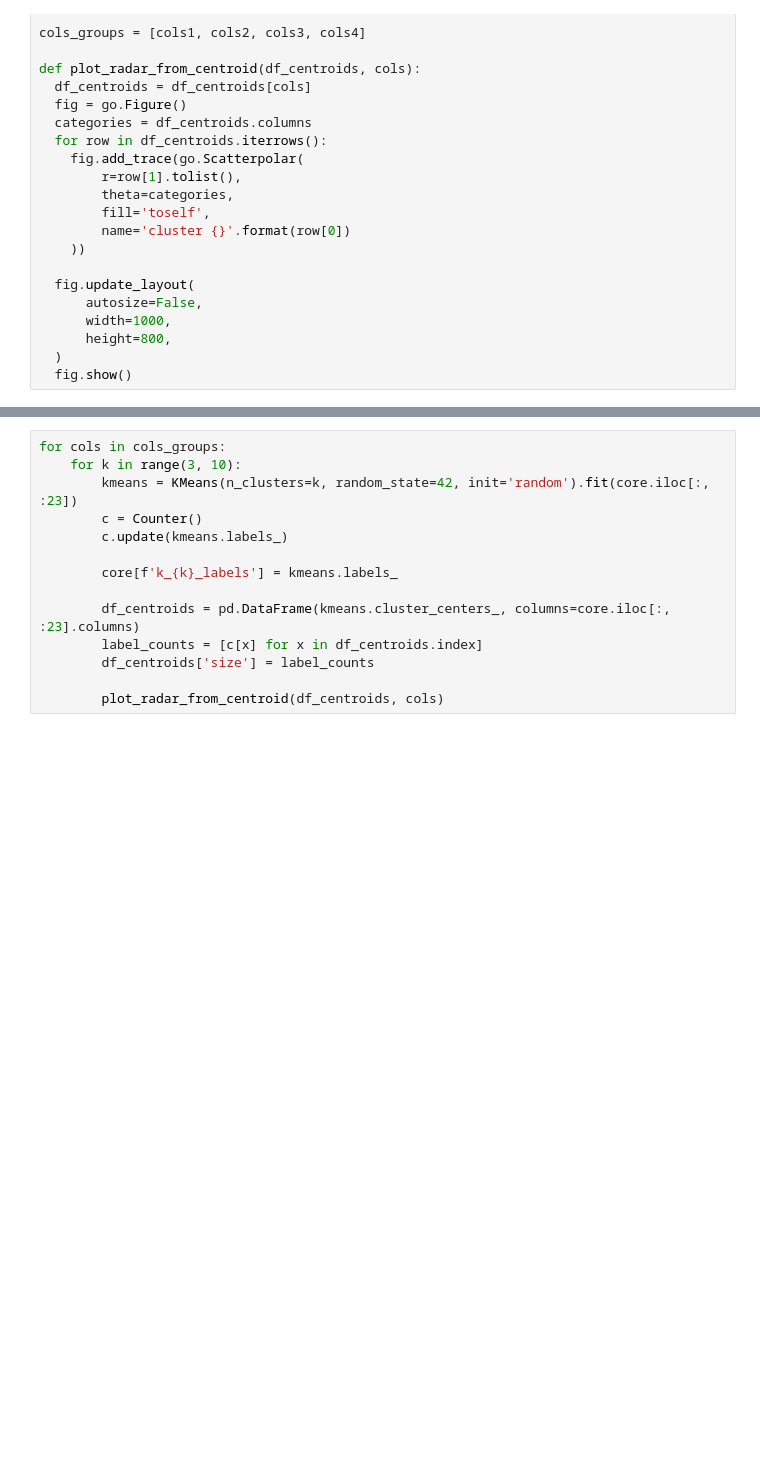
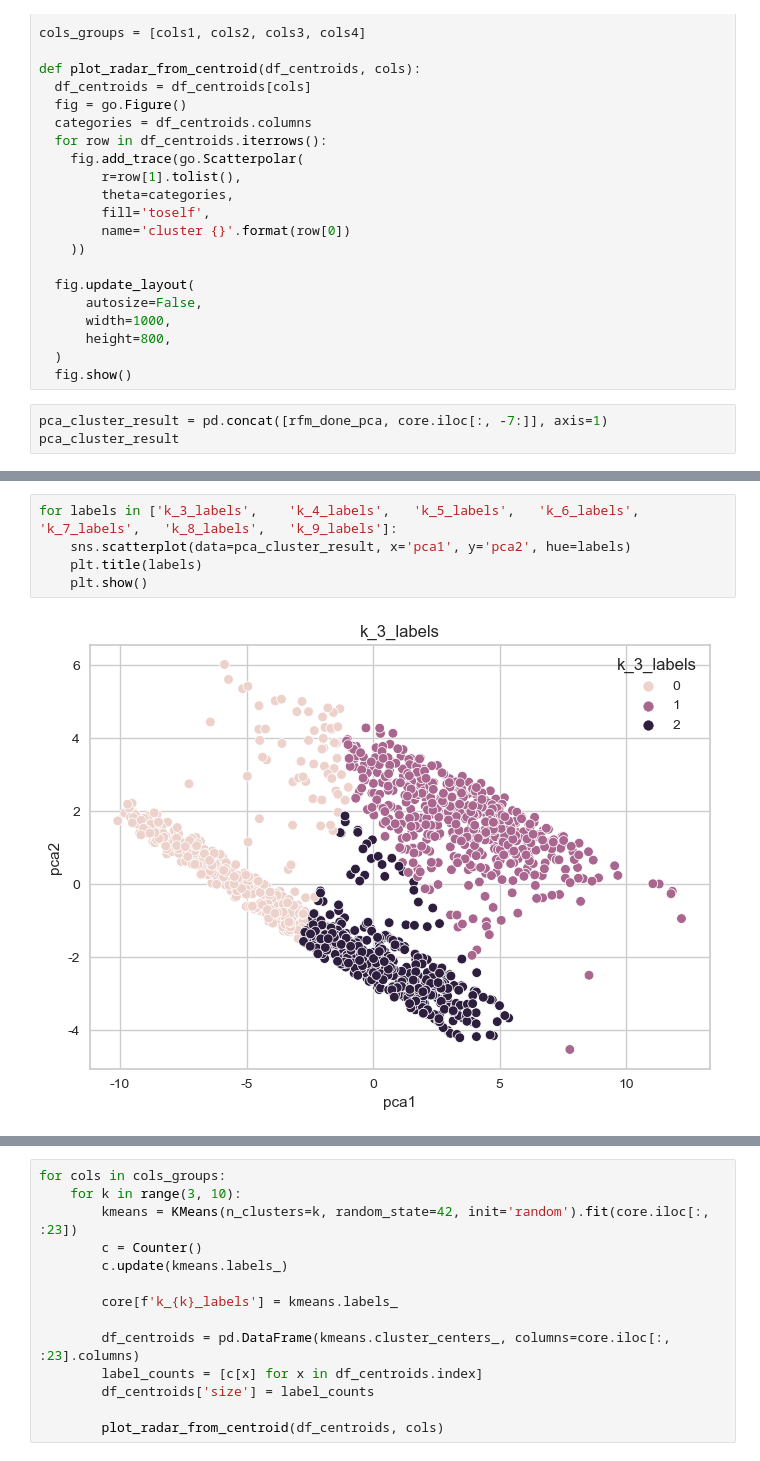
Before and after one commit to ColorConeHead/final_project, a Jupyter notebook: for_clustering.ipynb, the cells around one changed output, grey strips where cells are left out. Saved outputs shown, nothing was run; the diff lists cells and outputs as text; blank space fills up the shorter version.

```diff
--- a/for_clustering.ipynb
+++ b/for_clustering.ipynb
@@ -144,3 +303,6 @@ def plot_radar_from_centroid(df_centroids, cols):
       height=800,
   )
   fig.show()
+# %%
+pca_cluster_result = pd.concat([rfm_done_pca, core.iloc[:, -7:]], axis=1)
+pca_cluster_result
@@ -146,0 +323,7 @@ def plot_radar_from_centroid(df_centroids, cols):
+# %%
+for labels in ['k_3_labels',	'k_4_labels',	'k_5_labels',	'k_6_labels',	'k_7_labels',	'k_8_labels',	'k_9_labels']:
+    sns.scatterplot(data=pca_cluster_result, x='pca1', y='pca2', hue=labels)
+    plt.title(labels)
+    plt.show()
+# %% [output]
+[figure, added]
```
Also changed, not shown: parts of 16 cells of this notebook, 4 other files.
